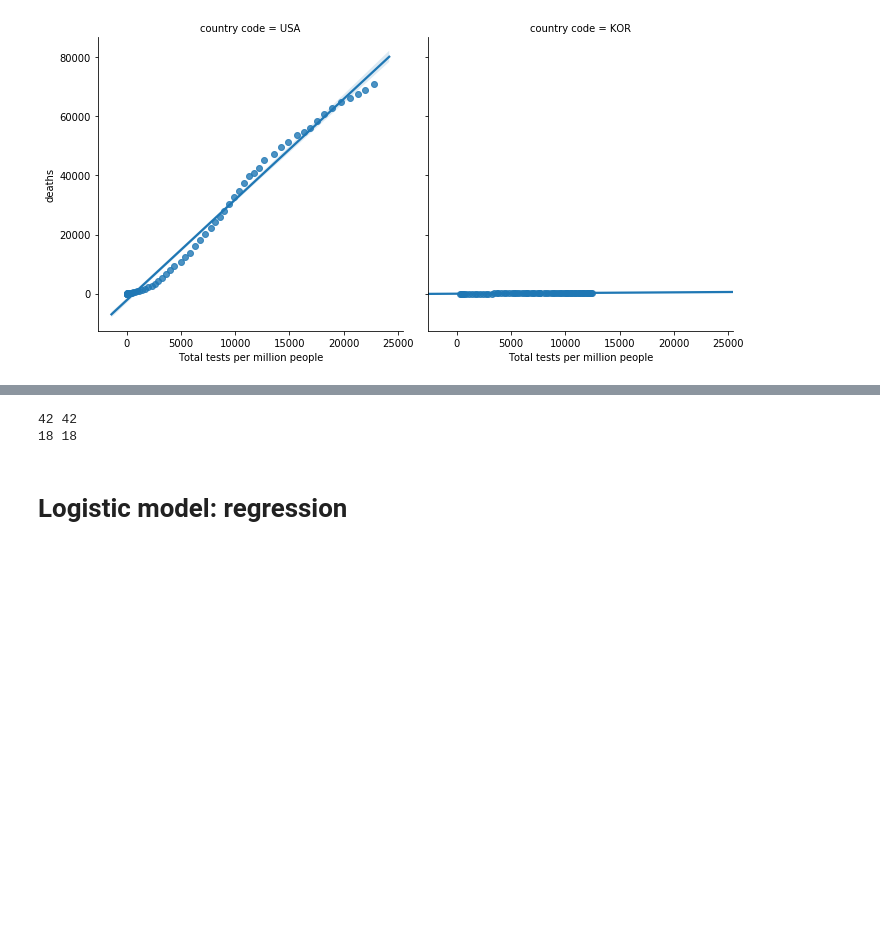
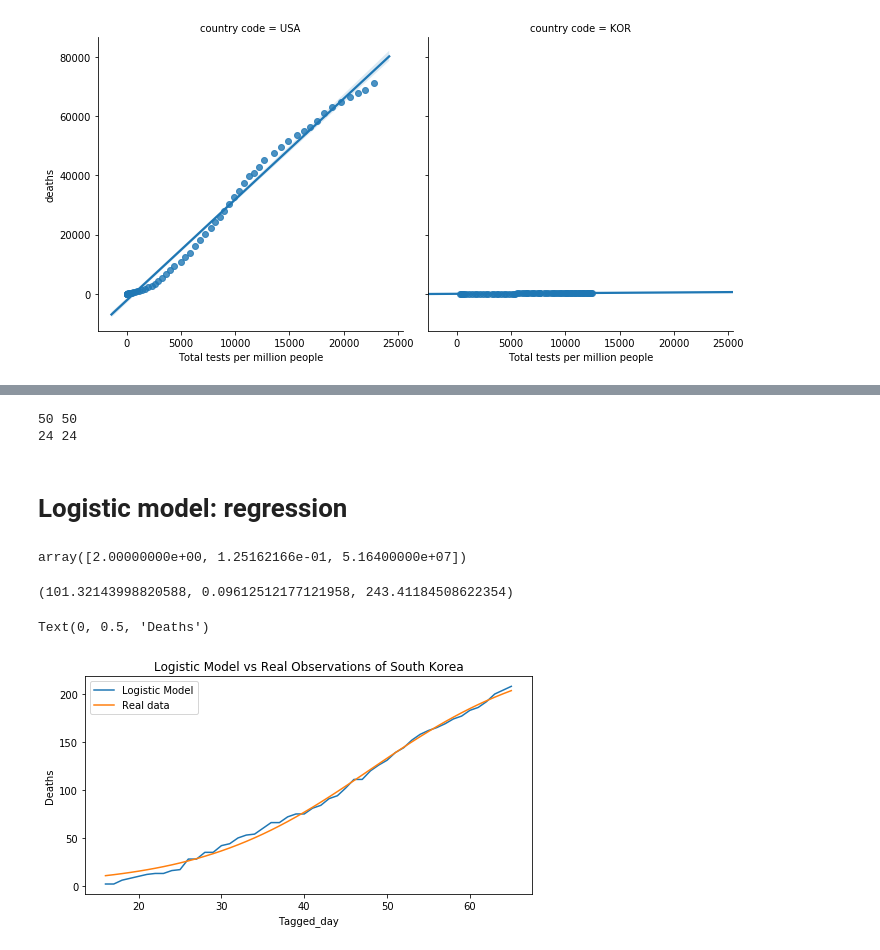
Before and after one commit to kd91/Modeling-of-COVID-19-testing-deaths, a Jupyter notebook: covid_19_EDA_logReg.ipynb, the cells around one changed output, grey strips where cells are left out. Saved outputs shown, nothing was run; the diff lists cells and outputs as text; code cells hidden in the pictures; blank space fills up the shorter version.

Commit message:
Adds logReg model for South Korea

```diff
--- a/covid_19_EDA_logReg.ipynb
+++ b/covid_19_EDA_logReg.ipynb
@@ -463,10 +443,9 @@ Name: deaths, dtype: int64
 # %%
-X_train_kor, X_test_kor, y_train_kor, y_test_kor = train_test_split(X_kor, y_kor, test_size=0.3, random_state=1)
-print(len(X_train_kor),len(y_train_kor))
-print(len(X_test_kor),len(y_test_kor))
+print( len(X_train_kor), len(y_train_kor) )
+print( len(X_test_kor), len(y_test_kor) )
 # %% [output]
-42 42
-18 18
+50 50
+24 24
 # %% [markdown]
 # Logistic model: regression
 # %%
@@ -476,4 +455,33 @@ def logistic_model(x, a, b, c):
         Parameters:
         - x : (float) Time to evaluate the infected curve
         - a, b, c : (float) Logistic Curve paramters"""
-    return c / (1 + np.exp(-(x - b) / a))
+#    return c / (1 + np.exp(-(x - b) / a))
+    return c / (1 + a * np.exp(-b * x))
+# %%
+# initializing parameters
+a0 = y_train_kor.min()
+b0 = np.random.exponential(size=1)[0]
+c0 = 51.64e6 #population of SOuth Korea in 2018(https://www.worldometers.info/world-population/south-korea-population/)
+p0 = np.array([a0,b0,c0])
+p0
+# %% [output]
+array([2.00000000e+00, 1.25162166e-01, 5.16400000e+07])
+# %%
+(a,b,c),cov = optim.curve_fit(logistic_model, X_train_kor, y_train_kor, p0=p0)
+# %%
+a,b,c
+# %% [output]
+(101.32143998820588, 0.09612512177121958, 243.41184508622354)
+# %%
+# model predictions on trainig dataset
+y_train_kor_pred = logistic_model( X_train_kor, a, b, c)
+plt.figure(figsize=(8,4))
+plt.plot(X_train_kor, y_train_kor)
+plt.plot(X_train_kor, y_train_kor_pred)
+plt.title('Logistic Model vs Real Observations of South Korea')
+plt.legend([ 'Logistic Model', 'Real data'])
+plt.xlabel('Tagged_day')
+plt.ylabel('Deaths')
+# %% [output]
+Text(0, 0.5, 'Deaths')
+[figure, added]
```
Also changed, not shown: parts of 15 cells of this notebook.
